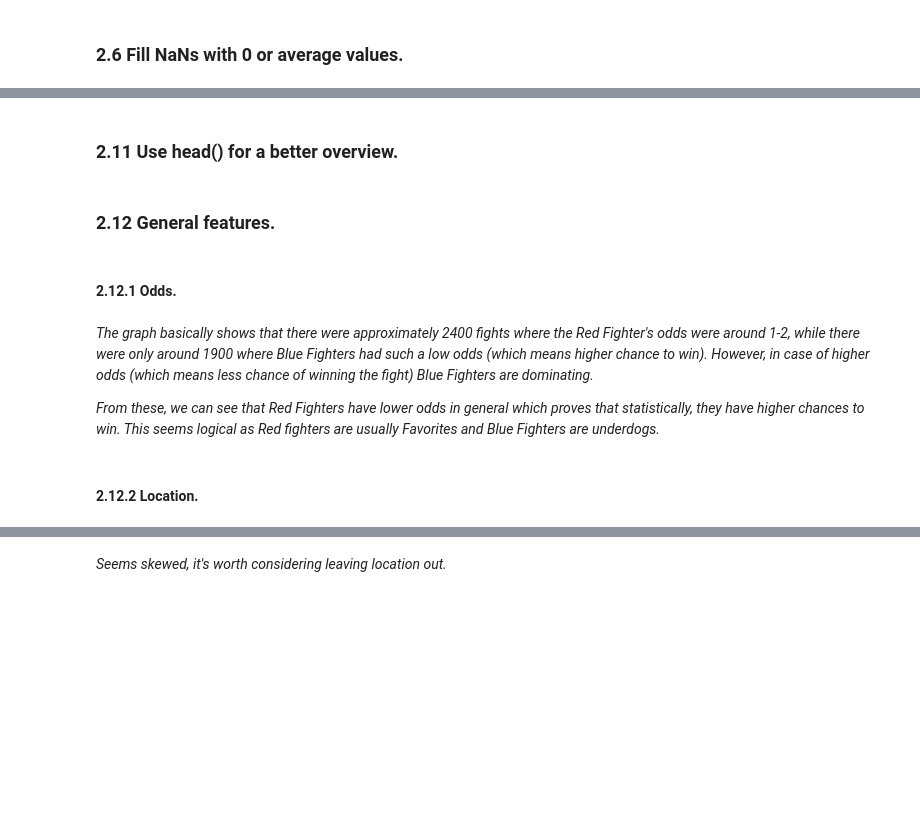
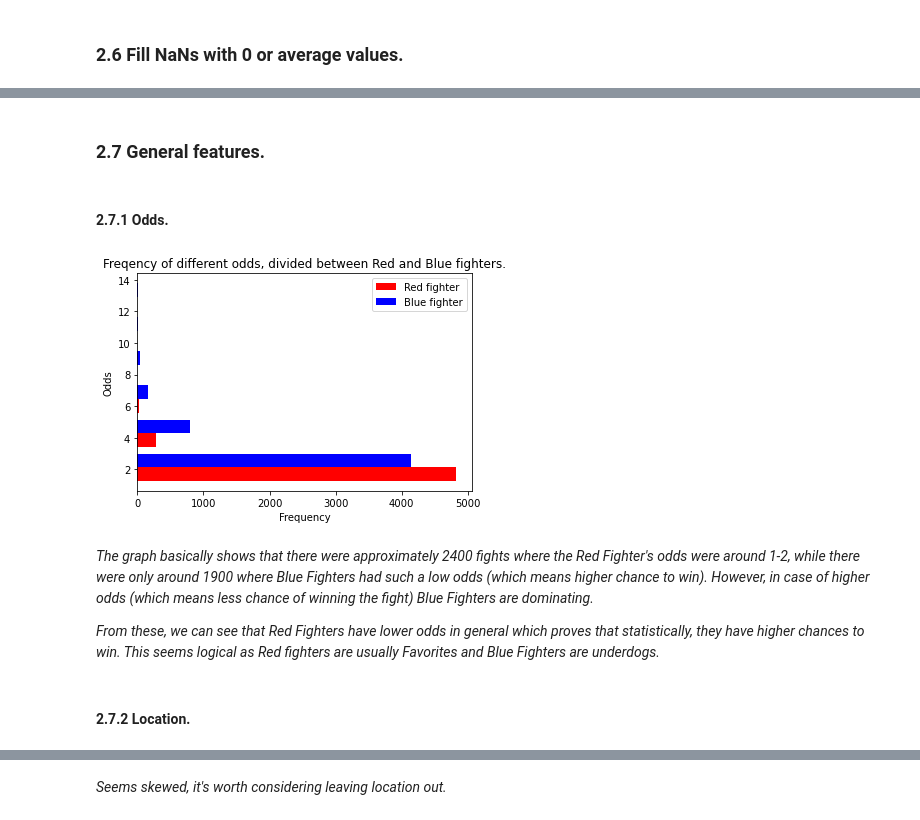
Before and after one commit to Gustavclausen1804/UFC-dataset, a Jupyter notebook: BDA_project.ipynb, the cells around one changed output, grey strips where cells are left out. Saved outputs shown, nothing was run; the diff lists cells and outputs as text; code cells hidden in the pictures; blank space fills up the shorter version.

```diff
--- a/BDA_project.ipynb
+++ b/BDA_project.ipynb
@@ -36,4 +36,4 @@ import warnings
 # %% [markdown]
 ### 2.1 Load excel file (ufc.xlsx) and print out the first couple rows.
 # %%
-ufc = pd.read_excel('newestdataset.xlsx')
+ufc = pd.read_excel('dataset_3.0.xlsx')
@@ -116,2 +106,0 @@ ufc_gen = ufc_df[['R_odds_dec', 'B_odds_dec', 'date', 'location', 'Winner', 'wei
-# %% [markdown]
-### 2.11 Use head() for a better overview.
@@ -120,18 +107,20 @@ ufc_gen.head()
 # %% [markdown]
-### 2.12 General features.
+### 2.7 General features.
 # %% [markdown]
-#### 2.12.1 Odds.
+#### 2.7.1 Odds.
 # %%
-plt.hist(ufc_gen[['R_odds_dec', 'B_odds_dec']], color = ['Red', 'Blue'], bins = 6, orientation = 'horizontal', label = ['Red fighter', 'Blue fighter'])
+plt.hist(ufc_df[['R_odds_dec', 'B_odds_dec']], color = ['Red', 'Blue'], bins = 6, orientation = 'horizontal', label = ['Red fighter', 'Blue fighter'])
 plt.xlabel('Frequency')
 plt.ylabel('Odds')
 plt.title('Freqency of different odds, divided between Red and Blue fighters.')
 plt.legend()
 plt.show()
+# %% [output]
+[figure, added]
 # %% [markdown]
 *The graph basically shows that there were approximately 2400 fights where the Red Fighter's odds were around 1-2, while there were only around 1900 where Blue Fighters had such a low odds (which means higher chance to win). However, in case of higher odds (which means less chance of winning the fight) Blue Fighters are dominating.*
 
 *From these, we can see that Red Fighters have lower odds in general which proves that statistically, they have higher chances to win. This seems logical as Red fighters are usually Favorites and Blue Fighters are underdogs.*
 # %% [markdown]
-#### 2.12.2 Location.
+#### 2.7.2 Location.
 # %%
```
Also changed, not shown: parts of 111 cells of this notebook, 4 other files.
